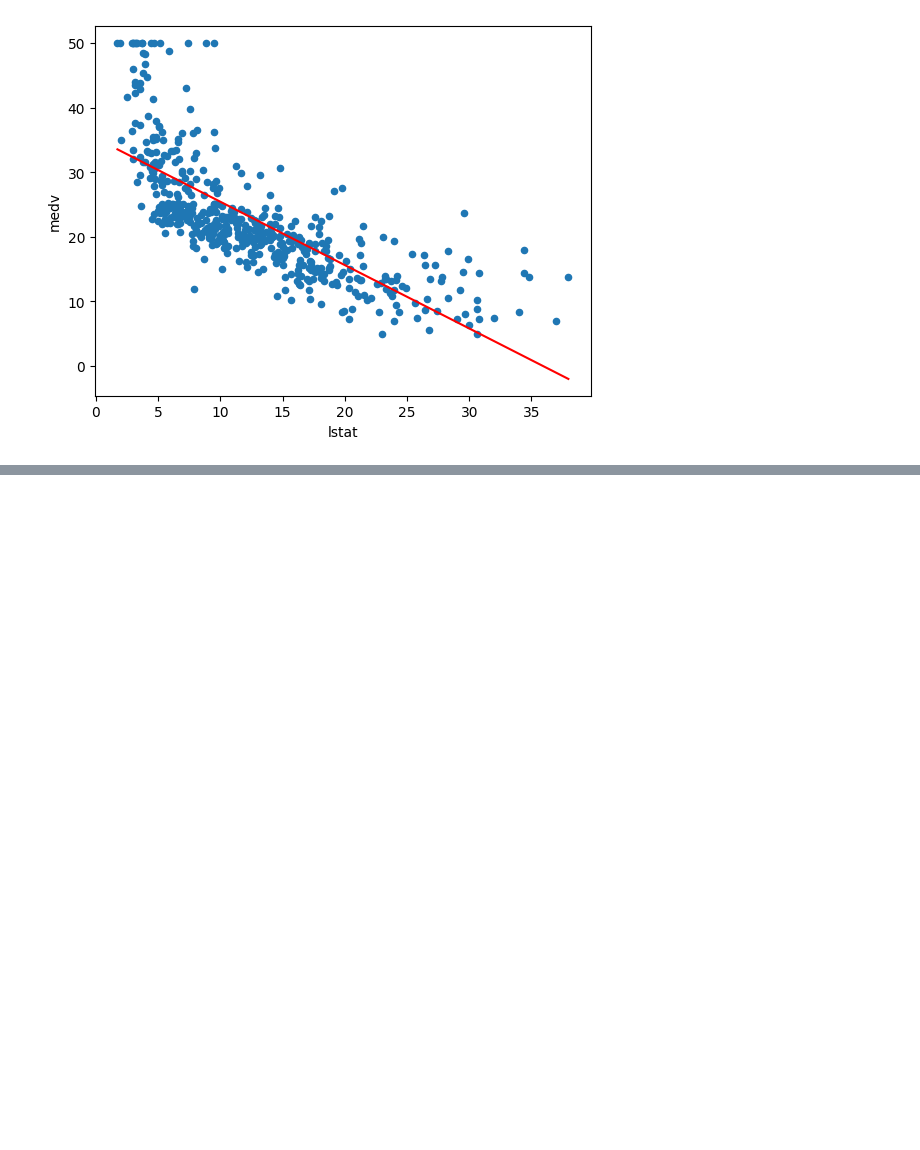
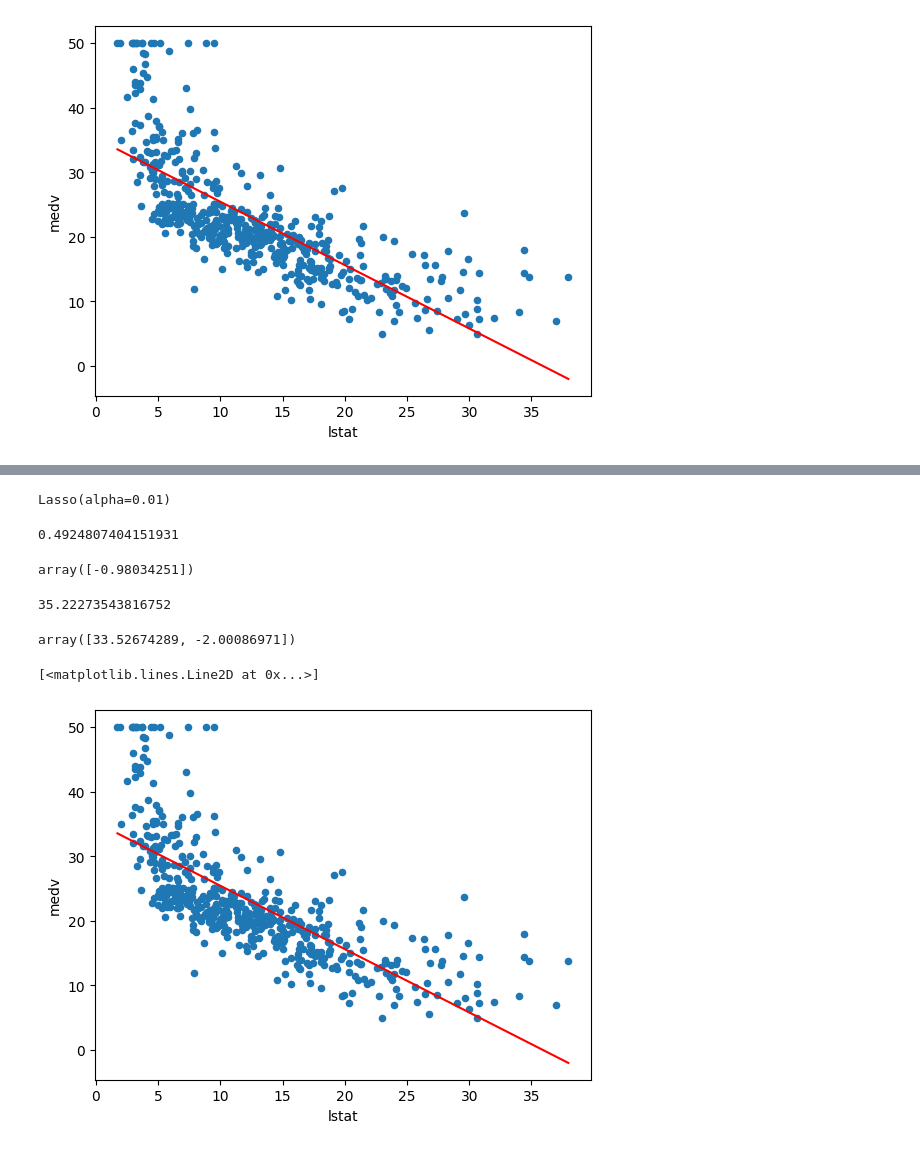
Before and after one commit to NoobPro004/Python, a Jupyter notebook: Machine Learning/Ridge Regression/ridge.ipynb, the cells around one changed output, grey strips where cells are left out. Cells and saved outputs as stored; diff of their text form; code cells hidden in the pictures; blank space fills up the shorter version.

Commit message:
upto lasso regression

```diff
--- a/Machine Learning/Ridge Regression/ridge.ipynb
+++ b/Machine Learning/Ridge Regression/ridge.ipynb
@@ -98,0 +103,8 @@ plt.plot(x_new,preds,c='r')
+# %%
+las=Lasso(alpha=0.01)
+# %%
+param_grid={'alpha':[1,0.5,0.01,3,5,100,7,42]}
+from sklearn.model_selection import GridSearchCV
+
+grid=GridSearchCV(las,param_grid)
+grid.fit(x_train,y_train)
@@ -98,0 +122,27 @@ plt.plot(x_new,preds,c='r')
+# %%
+las.fit(x_train,y_train)
+# %% [output]
+Lasso(alpha=0.01)
+# %%
+las.score(x_test,y_test)
+# %% [output]
+0.4924807404151931
+# %%
+las.coef_rid
+# %% [output]
+array([-0.98034251])
+# %%
+las.intercept_
+# %% [output]
+35.22273543816752
+# %%
+preds=las.predict(x_new)
+preds
+# %% [output]
+array([33.52674289, -2.00086971])
+# %%
+df.plot(kind='scatter',x="lstat",y='medv')
+plt.plot(x_new,preds,c='r')
+# %% [output]
+[<matplotlib.lines.Line2D at 0x...>]
+[figure, added]
```
Also changed, not shown: parts of 5 cells of this notebook.
